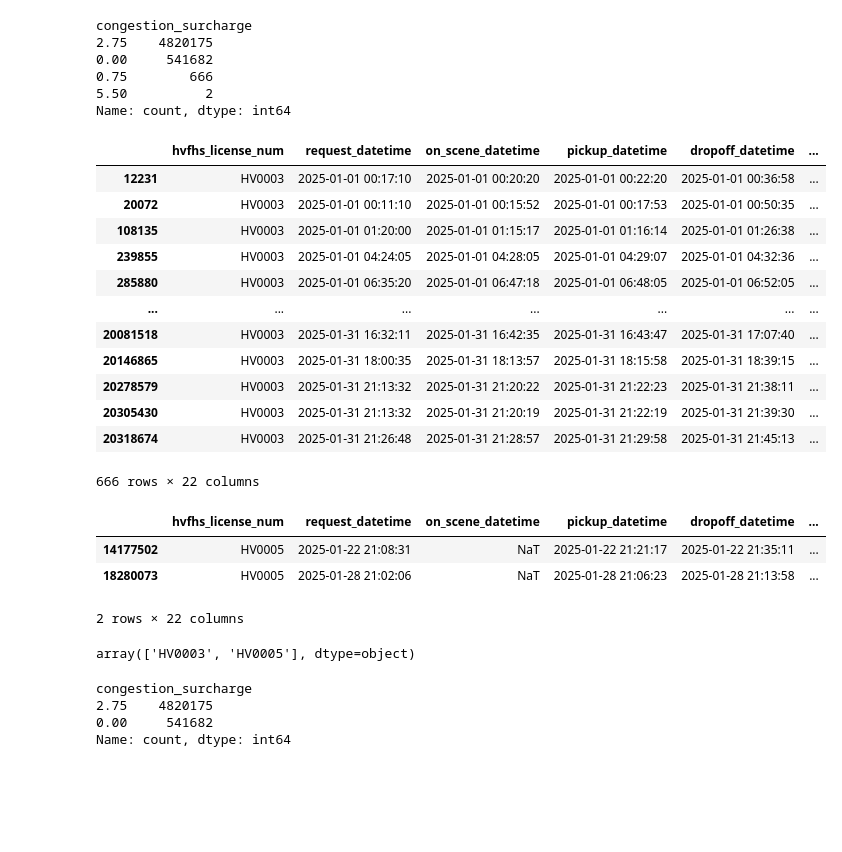
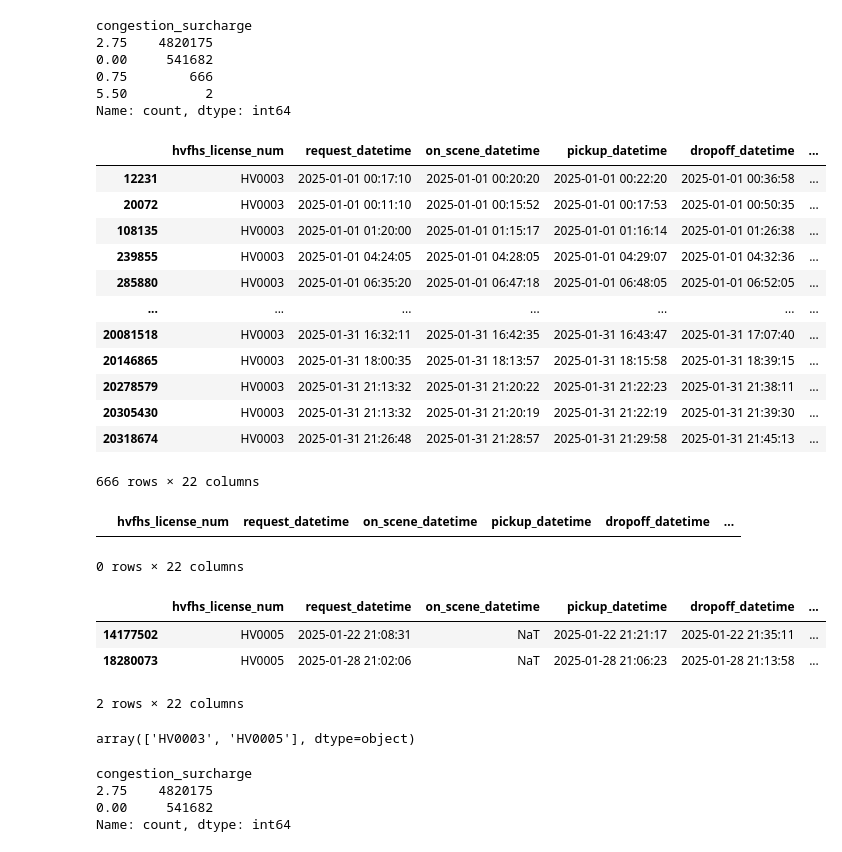
Before and after one commit to StaDra324/licencjat, a Jupyter notebook: czyszczenie_danych/czyszczenie_fhv.ipynb, the cells around one changed output. Cells and saved outputs as stored; diff of their text form; code cells hidden in the pictures; blank space fills up the shorter version.

```diff
--- a/czyszczenie_danych/czyszczenie_fhv.ipynb
+++ b/czyszczenie_danych/czyszczenie_fhv.ipynb
@@ -113,29 +113,32 @@ congestion_surcharge
 5.50          2
 Name: count, dtype: int64
 # %%
-# Sprawdzamy rekordy z wartościami 0.75 i 5.50
+# Sprawdzamy rekordy z wartościami 0.75, 3.5 i 5.50
 display(fhv[fhv["congestion_surcharge"] == 0.75])
+display(fhv[fhv["congestion_surcharge"] == 3.5])
 display(fhv[fhv["congestion_surcharge"] == 5.50])
-fhv[fhv["congestion_surcharge"].isin([0.75, 5.50])]["hvfhs_license_num"].unique()
+fhv[fhv["congestion_surcharge"].isin([0.75, 3.5, 5.50])]["hvfhs_license_num"].unique()
 # %% [output]
 |  | hvfhs_license_num | request_datetime | on_scene_datetime | pickup_datetime | dropoff_datetime | ... |
 | 12231 | HV0003 | 2025-01-01 00:17:10 | 2025-01-01 00:20:20 | 2025-01-01 00:22:20 | 2025-01-01 00:36:58 | ... |
 | 20072 | HV0003 | 2025-01-01 00:11:10 | 2025-01-01 00:15:52 | 2025-01-01 00:17:53 | 2025-01-01 00:50:35 | ... |
 | 108135 | HV0003 | 2025-01-01 01:20:00 | 2025-01-01 01:15:17 | 2025-01-01 01:16:14 | 2025-01-01 01:26:38 | ... |
 | 239855 | HV0003 | 2025-01-01 04:24:05 | 2025-01-01 04:28:05 | 2025-01-01 04:29:07 | 2025-01-01 04:32:36 | ... |
 | 285880 | HV0003 | 2025-01-01 06:35:20 | 2025-01-01 06:47:18 | 2025-01-01 06:48:05 | 2025-01-01 06:52:05 | ... |
 | ... | ... | ... | ... | ... | ... | ... |
 | 20081518 | HV0003 | 2025-01-31 16:32:11 | 2025-01-31 16:42:35 | 2025-01-31 16:43:47 | 2025-01-31 17:07:40 | ... |
 | 20146865 | HV0003 | 2025-01-31 18:00:35 | 2025-01-31 18:13:57 | 2025-01-31 18:15:58 | 2025-01-31 18:39:15 | ... |
 | 20278579 | HV0003 | 2025-01-31 21:13:32 | 2025-01-31 21:20:22 | 2025-01-31 21:22:23 | 2025-01-31 21:38:11 | ... |
 | 20305430 | HV0003 | 2025-01-31 21:13:32 | 2025-01-31 21:20:19 | 2025-01-31 21:22:19 | 2025-01-31 21:39:30 | ... |
 | 20318674 | HV0003 | 2025-01-31 21:26:48 | 2025-01-31 21:28:57 | 2025-01-31 21:29:58 | 2025-01-31 21:45:13 | ... |
 666 rows × 22 columns
 |  | hvfhs_license_num | request_datetime | on_scene_datetime | pickup_datetime | dropoff_datetime | ... |
-| 14177502 | HV0005 | 2025-01-22 21:08:31 | NaT | 2025-01-22 21:21:17 | 2025-01-22 21:35:11 | ... |
-| 18280073 | HV0005 | 2025-01-28 21:02:06 | NaT | 2025-01-28 21:06:23 | 2025-01-28 21:13:58 | ... |
-2 rows × 22 columns
+0 rows × 22 columns
+|  | hvfhs_license_num | request_datetime | on_scene_datetime | pickup_datetime | dropoff_datetime | ... |
+| 14177502 | HV0005 | 2025-01-22 21:08:31 | NaT | 2025-01-22 21:21:17 | 2025-01-22 21:35:11 | ... |
+| 18280073 | HV0005 | 2025-01-28 21:02:06 | NaT | 2025-01-28 21:06:23 | 2025-01-28 21:13:58 | ... |
-array(['HV0003', 'HV0005'], dtype=object)
+2 rows × 22 columns
+array(['HV0003', 'HV0005'], dtype=object)
 # %%
 '''
     Rekordy nie wydają się uszkodzone, ale usuwamy je,
```
Also changed, not shown: parts of 14 cells of this notebook, 4 other files.
